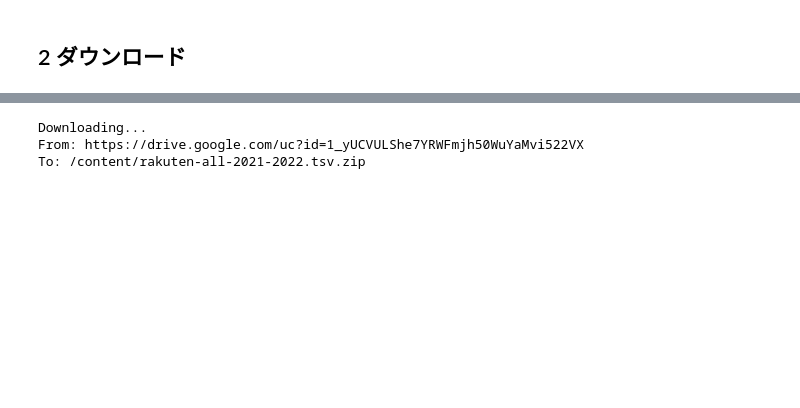
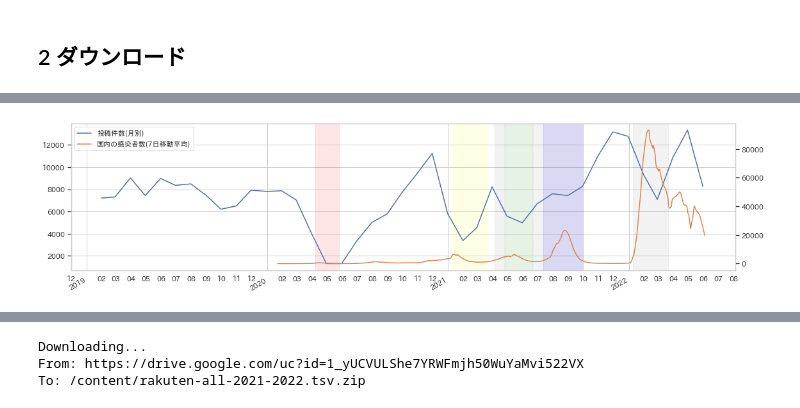
Before and after one commit to haradatm/lecture, a Jupyter notebook: gssm-202207/05-colab/fetch_and_analysis/rakuten_example.ipynb, the cells around one changed output, grey strips where cells are left out. Cells and saved outputs as stored; diff of their text form; code cells hidden in the pictures; blank space fills up the shorter version.

```diff
--- a/gssm-202207/05-colab/fetch_and_analysis/rakuten_example.ipynb
+++ b/gssm-202207/05-colab/fetch_and_analysis/rakuten_example.ipynb
@@ -75,0 +107,4 @@ plt.tight_layout()
+# %%
+df_all = pd.read_csv("rakuten-all.tsv", sep='\t', quoting=3, escapechar='\\')
+print(df_all.shape)
+df_all.head()
@@ -75,0 +181,30 @@ plt.tight_layout()
+# %%
+import datetime
+import matplotlib.dates as mdates
+
+fig = plt.figure(figsize=(16, 4))
+ax1 = fig.add_subplot(111)
+ax2 = ax1.twinx()
+
+df_nhk['国内の感染者数_1日ごとの発表数'].rolling(7).mean().plot(ax=ax2, grid=False, c='C1', legend=False, label="国内の感染者数(7日移動平均)", x_compat=True)
+
+df_all['index'].resample('M').count().plot(ax=ax1, grid=True, c='C0', legend=True, label="投稿件数(月別)", x_compat=True)
+ax1.axvspan(datetime.datetime(2020, 4,  7), datetime.datetime(2020, 5, 25), color="red",    alpha=0.1)
+ax1.axvspan(datetime.datetime(2021, 1,  8), datetime.datetime(2021, 3, 21), color="yellow", alpha=0.1)
+ax1.axvspan(datetime.datetime(2021, 4,  5), datetime.datetime(2021, 4, 24), color="gray",  alpha=0.1)
+ax1.axvspan(datetime.datetime(2021, 4, 25), datetime.datetime(2021, 6, 20), color="green", alpha=0.1)
+ax1.axvspan(datetime.datetime(2021, 6, 21), datetime.datetime(2021, 9, 30), color="gray",  alpha=0.1)
+ax1.axvspan(datetime.datetime(2021, 7, 12), datetime.datetime(2021, 9, 30), color="blue",  alpha=0.1)
+ax1.axvspan(datetime.datetime(2022, 1,  9), datetime.datetime(2022, 3, 21), color="gray",  alpha=0.1)
+
+h1, l1 = ax1.get_legend_handles_labels()
+h2, l2 = ax2.get_legend_handles_labels()
+ax1.legend(h1+h2, l1+l2, facecolor='white', loc='upper left')
+ax1.xaxis.set_major_locator(mdates.YearLocator())
+ax1.xaxis.set_major_formatter(mdates.DateFormatter("%Y"))
+ax1.xaxis.set_minor_locator(mdates.MonthLocator(bymonth=range(1,13)))
+ax1.xaxis.set_minor_formatter(mdates.DateFormatter("%m"))
+ax1.set_xlabel("")
+plt.tight_layout()
+# %% [output]
+[figure, added]
```
Also changed, not shown: parts of 26 cells of this notebook, 1 other file.
